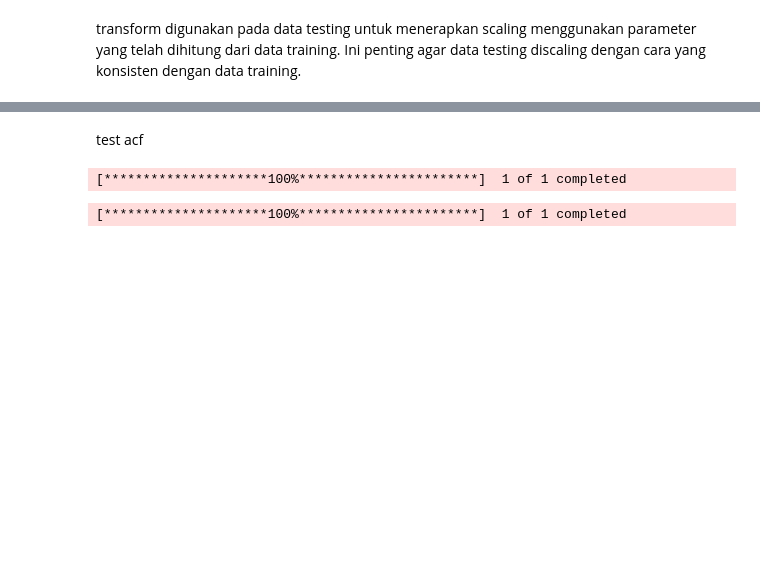
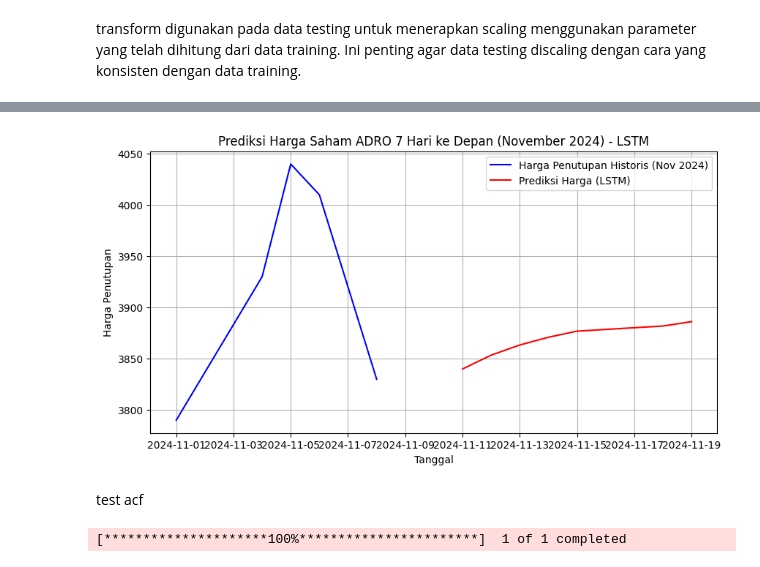
Before and after one commit to 89agnes/arima-ltsm, a Jupyter notebook: lstm_arima.ipynb, the cells around one changed output, grey strips where cells are left out. Drawn from its saved outputs; the diff is of its cells as text; code cells hidden in the pictures; blank space fills up the shorter version.

```diff
--- a/lstm_arima.ipynb
+++ b/lstm_arima.ipynb
@@ -312,0 +352,20 @@ plt.show()
+# %%
+start_date_filter = '2024-11-01'  # Tanggal awal November 2024
+end_date_filter = '2024-11-19'  # Tanggal akhir November 2024
+
+filtered_data_nov_2024 = data[(data.index >= start_date_filter) & (data.index <= end_date_filter)]
+# %%
+
+# Mengambil data terakhir untuk prediksi 7 hari ke depan
+last_data = scaled_data[-time_step:]
+last_data = last_data.reshape(1, time_step, 1)
+
+# Melakukan prediksi 7 hari ke depan
+future_predictions = []
+for _ in range(7):
+    next_pred = model.predict(last_data)
+    future_predictions.append(next_pred[0, 0])
+    last_data = np.append(last_data[:, 1:, :], next_pred.reshape(1, 1, 1), axis=1)
+
+# Menginverse transformasi prediksi
+future_predictions = scaler.inverse_transform(np.array(future_predictions).reshape(-1, 1))
@@ -313,3 +380,19 @@ plt.show()
+# %%
+# Membuat rentang tanggal untuk prediksi (7 hari ke depan dari data terakhir)
+predicted_dates = pd.date_range(start=data.index[-1] + pd.Timedelta(days=1), periods=7, freq='B')
+
+# Membuat plot
+plt.figure(figsize=(10, 5))
+plt.plot(filtered_data_nov_2024.index, filtered_data_nov_2024['Close'], label='Harga Penutupan Historis (Nov 2024)', color='blue')
+plt.plot(predicted_dates, future_predictions, label='Prediksi Harga (LSTM)', color='red')
+plt.title('Prediksi Harga Saham ADRO 7 Hari ke Depan (November 2024) - LSTM')
+plt.xlabel('Tanggal')
+plt.ylabel('Harga Penutupan')
+plt.legend()
+plt.grid(True)
+plt.show()
+# %% [output]
+[figure, added]
 # %% [markdown]
 test acf
 # %%
@@ -319,13 +402,6 @@ import yfinance as yf
 import matplotlib.pyplot as plt
 from statsmodels.tsa.stattools import adfuller
 from statsmodels.graphics.tsaplots import plot_acf, plot_pacf
-# %%
-# Mengunduh data harga saham ADRO.JK dari Yahoo Finance
-start_date = '2023-11-11'
-end_date = '2024-11-10'
-data = yf.download('ADRO.JK', start=start_date, end=end_date)
-# %% [output]
-[*********************100%***********************]  1 of 1 completed
 # %%
 import yfinance as yf
 import pandas as pd
```
Also changed, not shown: parts of 41 cells of this notebook.
